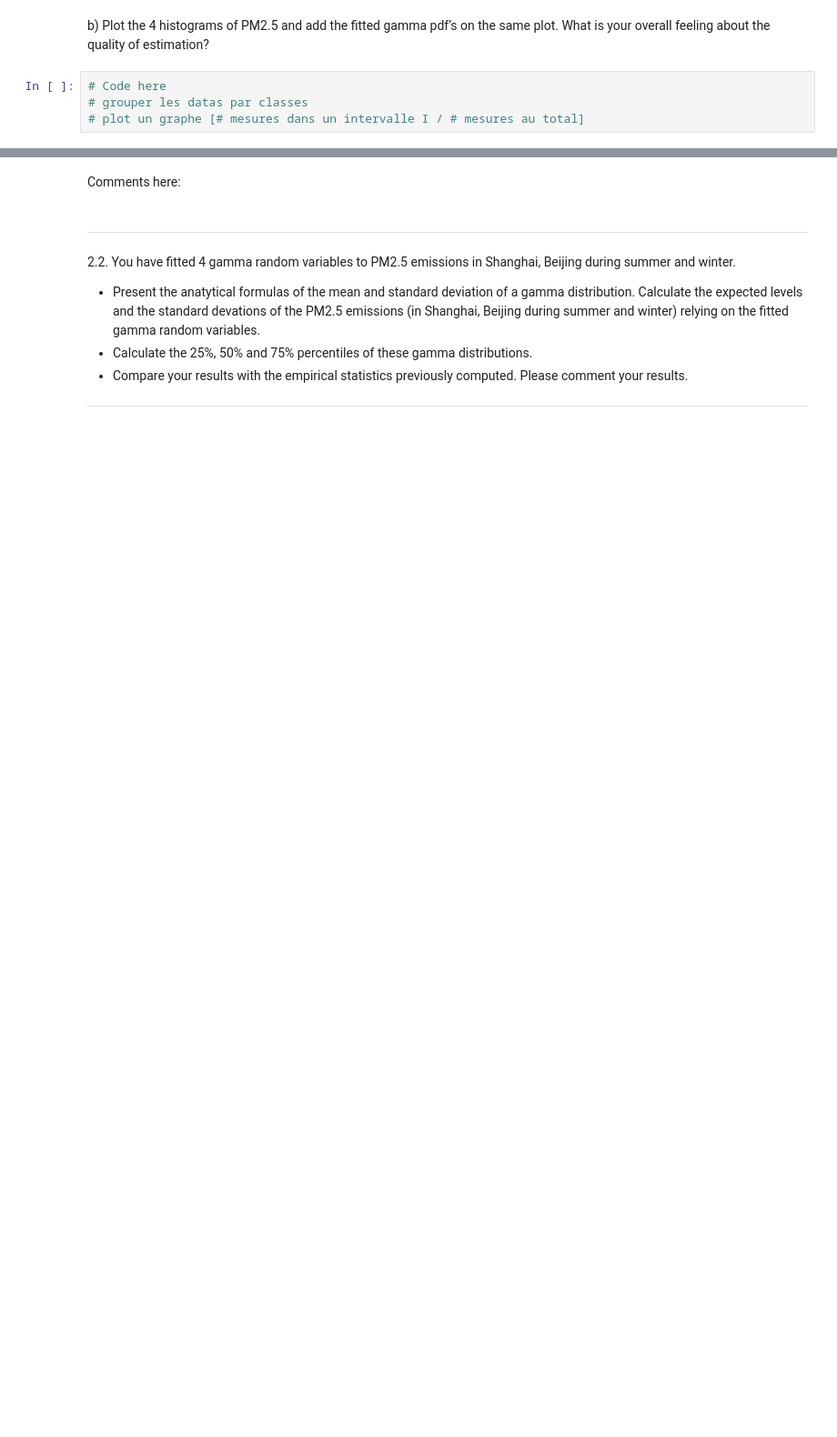
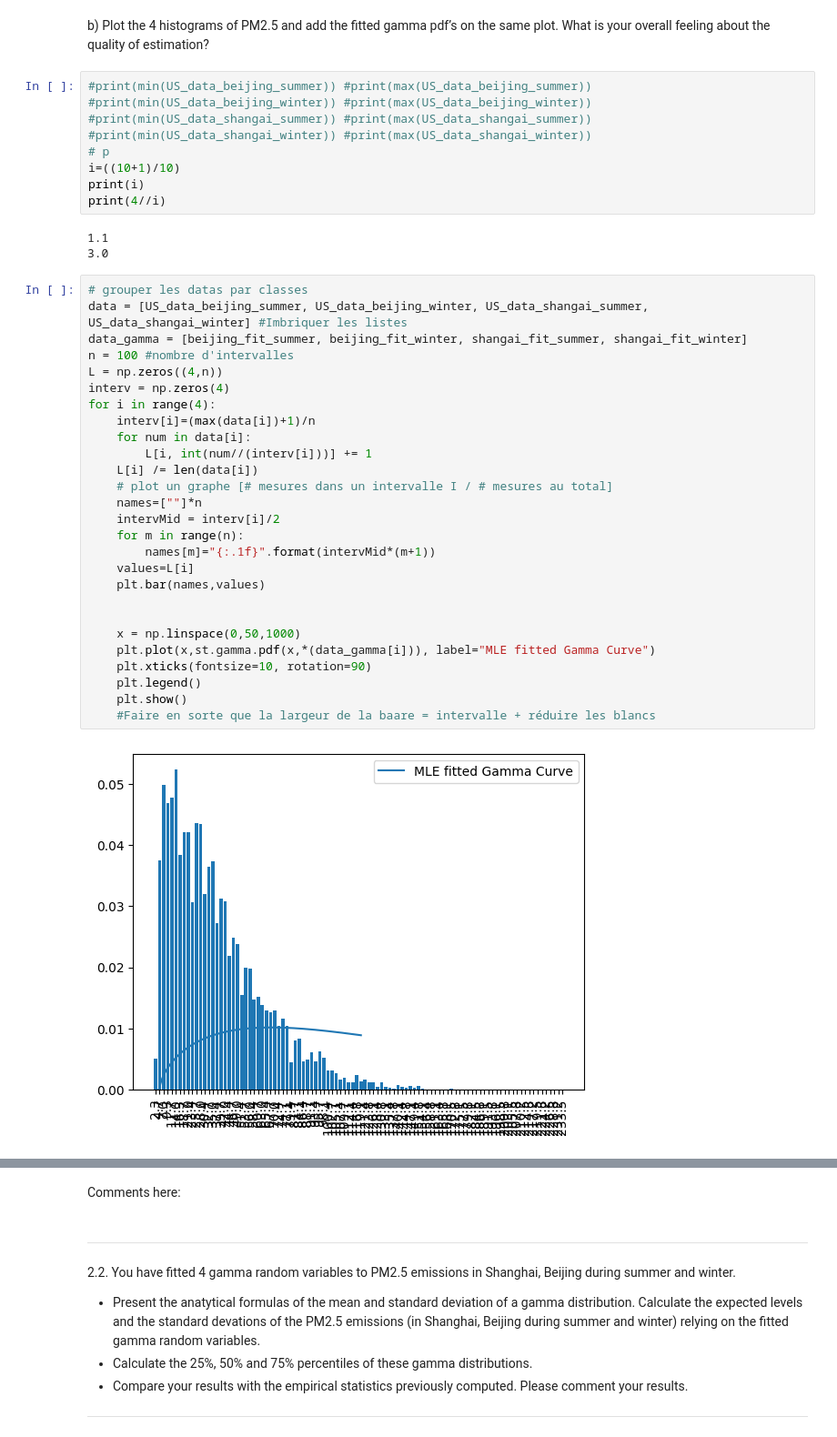
Before and after one commit to Potomolo/LEPL1109-CraHackaton, a Jupyter notebook: Hackathon 1.ipynb, the cells around one changed output, grey strips where cells are left out. Shown at 91% size. Saved outputs shown, nothing was run; the diff lists cells and outputs as text; blank space fills up the shorter version.

```diff
--- a/Hackathon 1.ipynb
+++ b/Hackathon 1.ipynb
@@ -265,6 +263,43 @@ a) Estimate Gamma parameters by log-likelihood maximization (MLE). Present them
 # %% [markdown]
 b) Plot the 4 histograms of PM2.5 and add the fitted gamma pdf’s on the same plot. What is your overall feeling about the quality of estimation?
-# %%
-# Code here
-# grouper les datas par classes
-# plot un graphe [# mesures dans un intervalle I / # mesures au total]
+# %%
+#print(min(US_data_beijing_summer)) #print(max(US_data_beijing_summer))
+#print(min(US_data_beijing_winter)) #print(max(US_data_beijing_winter))
+#print(min(US_data_shangai_summer)) #print(max(US_data_shangai_summer))
+#print(min(US_data_shangai_winter)) #print(max(US_data_shangai_winter))
+# p
+i=((10+1)/10)
+print(i)
+print(4//i)
+# %% [output]
+1.1
+3.0
+# %%
+# grouper les datas par classes
+data = [US_data_beijing_summer, US_data_beijing_winter, US_data_shangai_summer, US_data_shangai_winter] #Imbriquer les listes
+data_gamma = [beijing_fit_summer, beijing_fit_winter, shangai_fit_summer, shangai_fit_winter]
+n = 100 #nombre d'intervalles
+L = np.zeros((4,n))
+interv = np.zeros(4)
+for i in range(4):
+    interv[i]=(max(data[i])+1)/n
+    for num in data[i]:
+        L[i, int(num//(interv[i]))] += 1
+    L[i] /= len(data[i])
+    # plot un graphe [# mesures dans un intervalle I / # mesures au total]
+    names=[""]*n
+    intervMid = interv[i]/2
+    for m in range(n):
+        names[m]="{:.1f}".format(intervMid*(m+1))
+    values=L[i]
+    plt.bar(names,values)
+
+
+    x = np.linspace(0,50,1000)
+    plt.plot(x,st.gamma.pdf(x,*(data_gamma[i])), label="MLE fitted Gamma Curve")
+    plt.xticks(fontsize=10, rotation=90)
+    plt.legend()
+    plt.show()
+    #Faire en sorte que la largeur de la baare = intervalle + réduire les blancs
+# %% [output]
+[figure, added]
```
Also changed, not shown: parts of 13 cells of this notebook.
